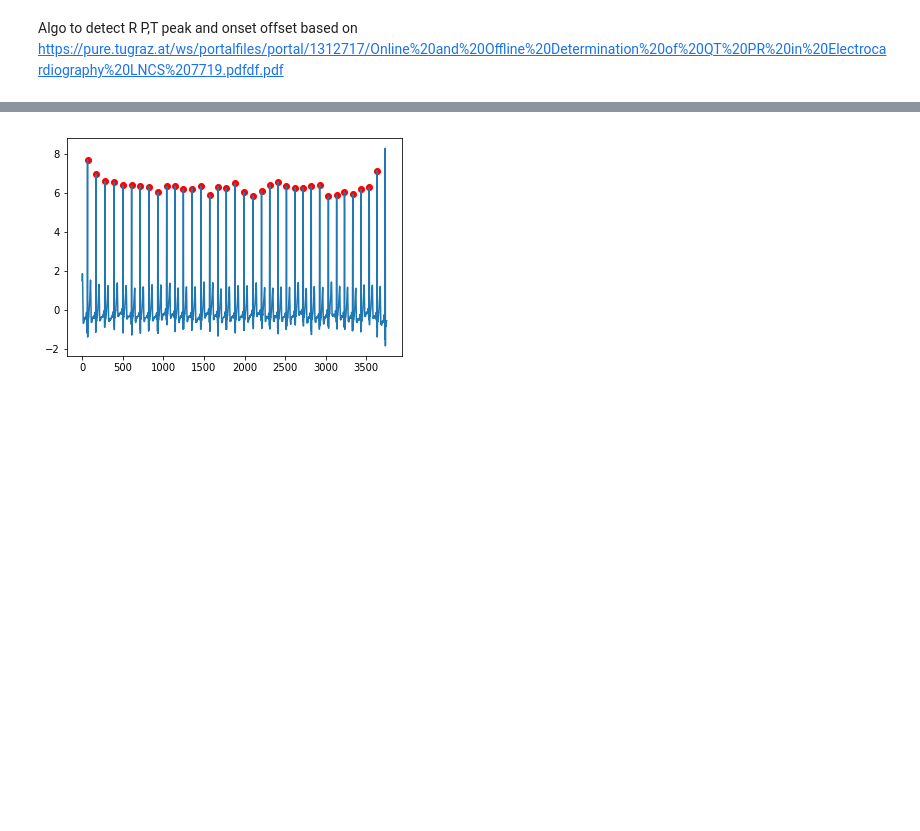
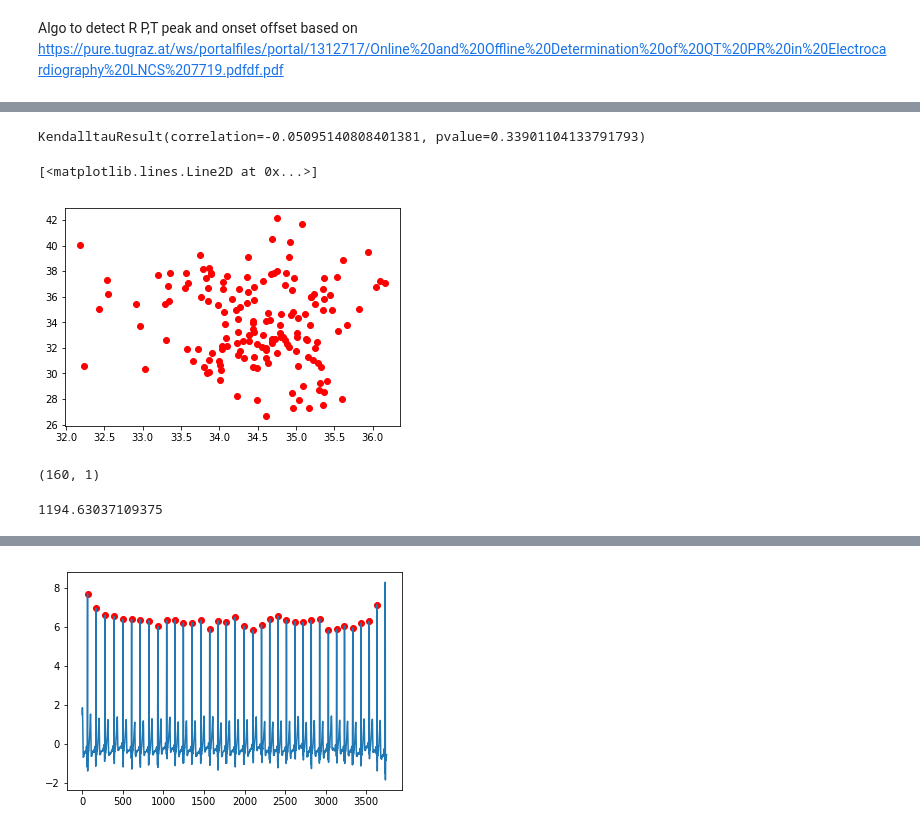
Before and after one commit to eeishaan/ift6759-block1, a Jupyter notebook: experiment/working_file.ipynb, the cells around one changed output, grey strips where cells are left out. Cells and saved outputs as stored; diff of their text form; code cells hidden in the pictures; blank space fills up the shorter version.

```diff
--- a/experiment/working_file.ipynb
+++ b/experiment/working_file.ipynb
@@ -345,0 +715,25 @@ Plot_ECG(listoftemplate[8],start=0,end=110,seconde = False)
+# %%
+class LinearRegressionModel(nn.Module):
+
+    def __init__(self, input_dim, output_dim):
+
+        super(LinearRegressionModel, self).__init__()
+        # Calling Super Class's constructor
+        self.linear = nn.Linear(input_dim, output_dim)
+        # nn.linear is defined in nn.Module
+
+    def forward(self, x):
+        # Here the forward pass is simply a linear function
+
+        out = self.linear(x)
+        return out
+# %%
+model = LinearRegressionModel(1,1)
+
+criterion = nn.MSELoss()# Mean Squared Loss
+
+
+epochs = 10000
+# %%
+model.linear.weight.data = torch.Tensor([lin.coef_])
+model.linear.bias.data = torch.Tensor([lin.intercept_])
@@ -345,0 +829,19 @@ Plot_ECG(listoftemplate[8],start=0,end=110,seconde = False)
+# %%
+predicted =model(torch.from_numpy(Avg_template_train).float()).squeeze().data.numpy()
+# %%
+kendalltau(predicted, train_labels[:,1])
+# %% [output]
+KendalltauResult(correlation=-0.05095140808401381, pvalue=0.33901104133791793)
+# %%
+plt.plot(predicted, train_labels[:,1], "ro")
+# %% [output]
+[<matplotlib.lines.Line2D at 0x...>]
+[figure, added]
+# %%
+predicted.shape
+# %% [output]
+(160, 1)
+# %%
+loss.item()
+# %% [output]
+1194.63037109375
```
Also changed, not shown: parts of 85 cells of this notebook.
